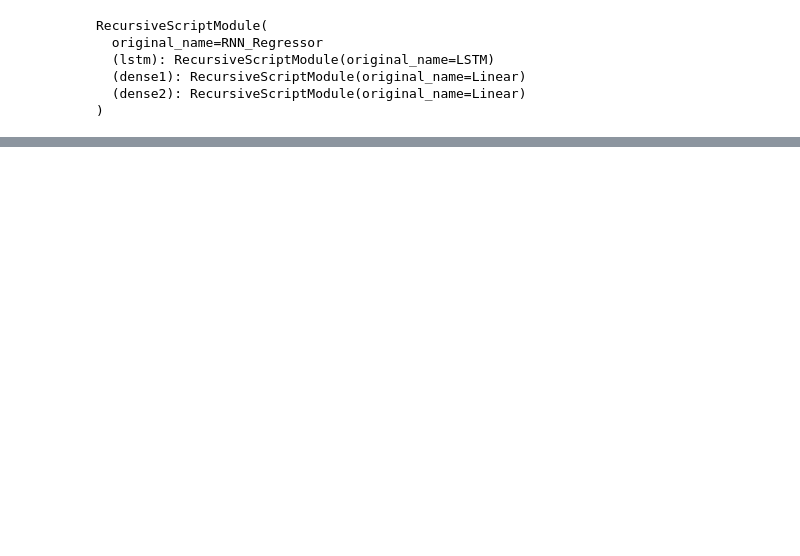
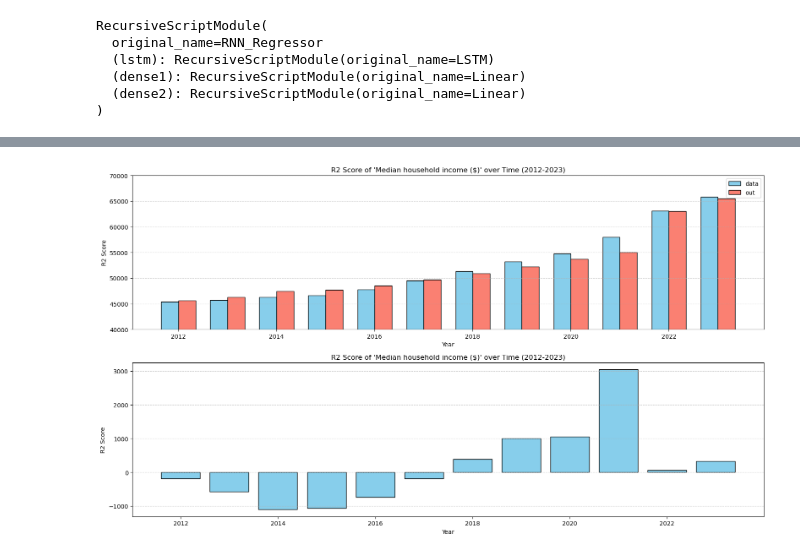
Before and after one commit to simon-0006/Data-Science-GESS---Group-Project, a Jupyter notebook: US_0/Analyse/Code/model_output.ipynb, the cells around one changed output, grey strips where cells are left out. Saved outputs shown, nothing was run; the diff lists cells and outputs as text; code cells hidden in the pictures; blank space fills up the shorter version.

```diff
--- a/US_0/Analyse/Code/model_output.ipynb
+++ b/US_0/Analyse/Code/model_output.ipynb
@@ -270,3 +182,31 @@ plt.show()
+# %%
+fig, ax = plt.subplots(2, 1, figsize=(16, 9))
+ax = ax.flatten()
+
+width = 0.35
+
+ax[0].bar(years - width/2, m_data_y_by_year, width, label='data', color='skyblue', edgecolor="black")
+ax[0].bar(years + width/2, m_output_by_year, width, label='out', color='salmon', edgecolor="black")
+ax[0].legend()
+
+ax[1].bar(years, m_data_y_by_year - m_output_by_year, label='data', color='skyblue', edgecolor="black")
+
+ax[0].grid(True, axis='y', linestyle='--', alpha=0.6)
+ax[1].grid(True, axis='y', linestyle='--', alpha=0.6)
+
+ax[0].set_ylim(40000, 70000)
+
+ax[0].set_title("R2 Score of 'Median household income ($)' over Time (2012-2023)")
+ax[0].set_xlabel("Year")
+ax[0].set_ylabel("R2 Score")
+
+ax[1].set_title("R2 Score of 'Median household income ($)' over Time (2012-2023)")
+ax[1].set_xlabel("Year")
+ax[1].set_ylabel("R2 Score")
+
+fig.tight_layout()
+# %% [output]
+[figure, added]
 # %%
 gdf = gpd.read_file("../../Data/Shapefiles/tl_2023_us_county.shp")
 gdf = gdf[["GEOIDFQ", "geometry"]]
```
Also changed, not shown: parts of 18 cells of this notebook, 3 other files.
